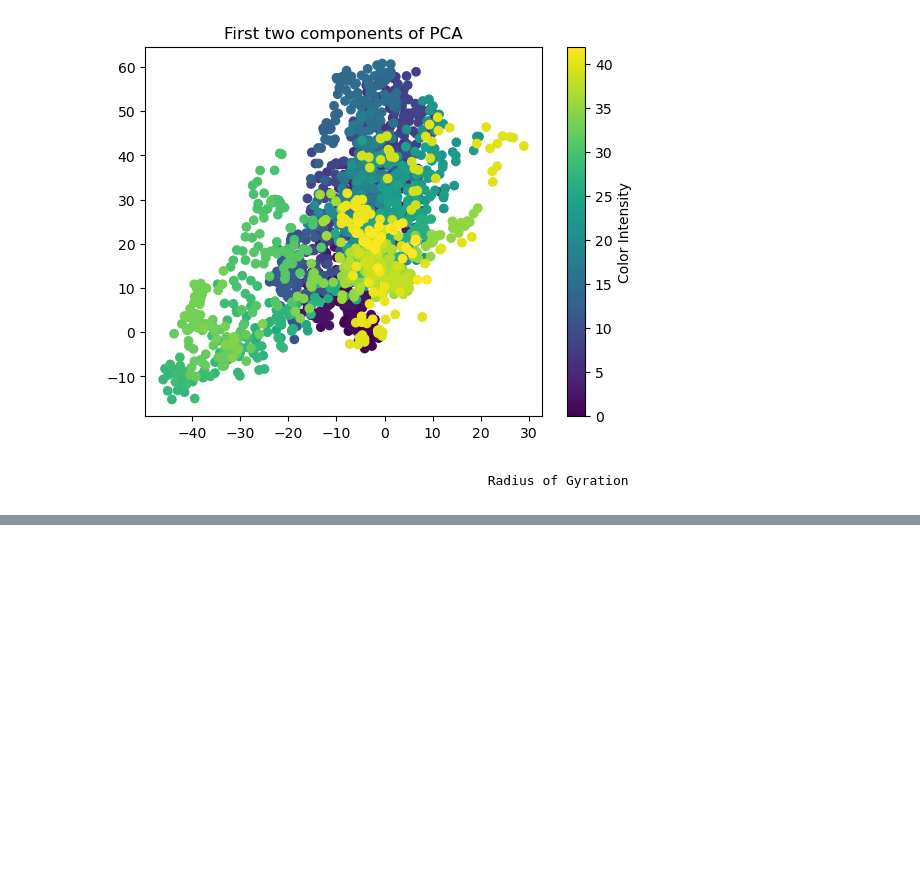
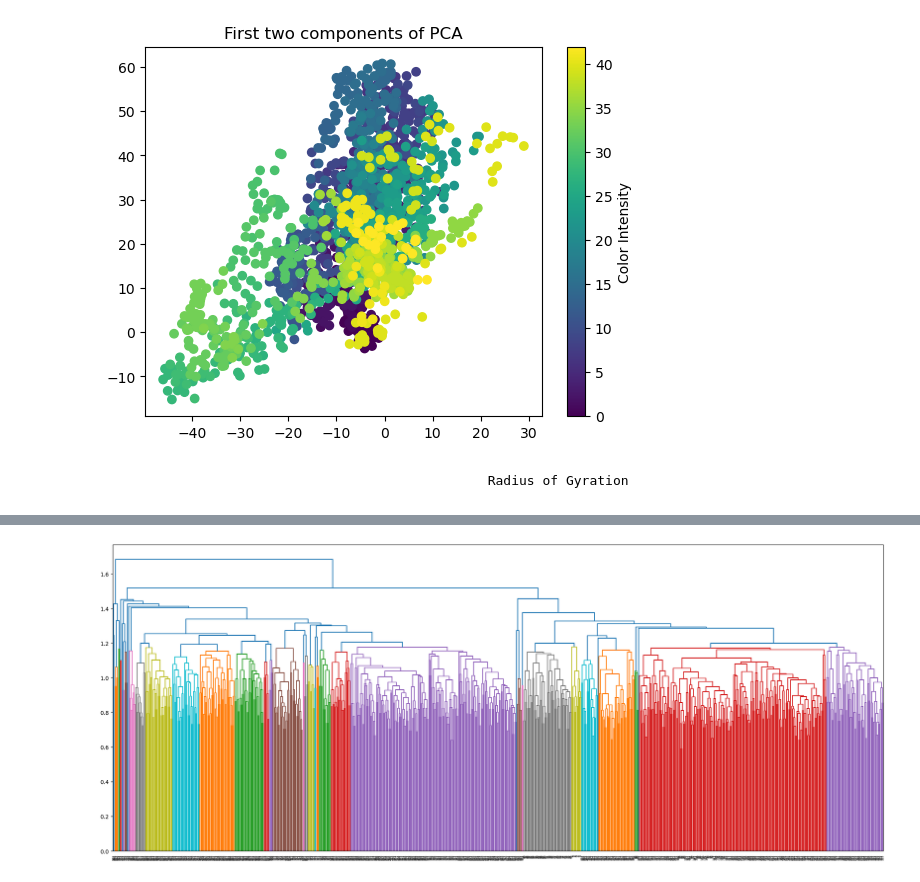
Before and after one commit to gac-uni/cbp_final2, a Jupyter notebook: notebooks/mtx/MD_Analysis_Pipeline_1.0.ipynb, the cells around one changed output, grey strips where cells are left out. Cells and saved outputs as stored; diff of their text form; code cells hidden in the pictures; blank space fills up the shorter version.

```diff
--- a/notebooks/mtx/MD_Analysis_Pipeline_1.0.ipynb
+++ b/notebooks/mtx/MD_Analysis_Pipeline_1.0.ipynb
@@ -206,0 +249,7 @@ toexport_rgyr.to_csv(data_path + "rgyr.csv")
+# %%
+Z = linkage(squareform(matrix.results.dist_matrix), 'average')
+# %%
+fig = plt.figure(figsize=(25, 10))
+dn = dendrogram(Z)
+# %% [output]
+[figure, added]
```
Also changed, not shown: parts of 14 cells of this notebook, 2 other files.
